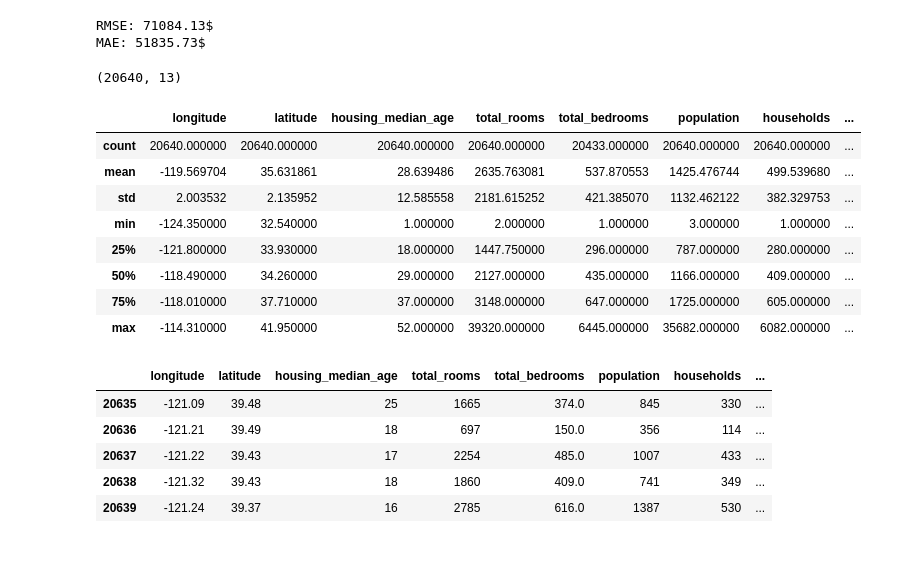
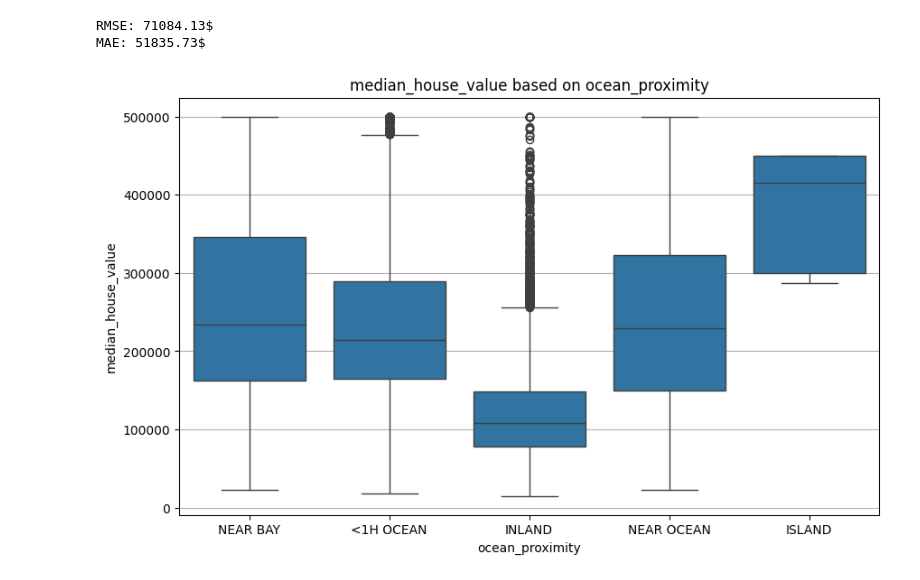
Before and after one commit to iscruc/lineal-regresion, a Jupyter notebook: linear_regression.ipynb, the cells around one changed output. Drawn from its saved outputs; the diff is of its cells as text; code cells hidden in the pictures; blank space fills up the shorter version.

```diff
--- a/linear_regression.ipynb
+++ b/linear_regression.ipynb
@@ -148,28 +181,11 @@ print(f"MAE: {mae:.2f}$")
 # %% [output]
 RMSE: 71084.13$
 MAE: 51835.73$
-# %%
-data.shape
-# %% [output]
-(20640, 13)
-# %%
-data.info()
-# %% [output]
-|  | longitude | latitude | housing_median_age | total_rooms | total_bedrooms | population | households | ... |
-| count | 20640.000000 | 20640.000000 | 20640.000000 | 20640.000000 | 20433.000000 | 20640.000000 | 20640.000000 | ... |
-| mean | -119.569704 | 35.631861 | 28.639486 | 2635.763081 | 537.870553 | 1425.476744 | 499.539680 | ... |
-| std | 2.003532 | 2.135952 | 12.585558 | 2181.615252 | 421.385070 | 1132.462122 | 382.329753 | ... |
-| min | -124.350000 | 32.540000 | 1.000000 | 2.000000 | 1.000000 | 3.000000 | 1.000000 | ... |
-| 25% | -121.800000 | 33.930000 | 18.000000 | 1447.750000 | 296.000000 | 787.000000 | 280.000000 | ... |
-| 50% | -118.490000 | 34.260000 | 29.000000 | 2127.000000 | 435.000000 | 1166.000000 | 409.000000 | ... |
-| 75% | -118.010000 | 37.710000 | 37.000000 | 3148.000000 | 647.000000 | 1725.000000 | 605.000000 | ... |
-| max | -114.310000 | 41.950000 | 52.000000 | 39320.000000 | 6445.000000 | 35682.000000 | 6082.000000 | ... |
-# %%
-data.tail()
-# %% [output]
-|  | longitude | latitude | housing_median_age | total_rooms | total_bedrooms | population | households | ... |
-| 20635 | -121.09 | 39.48 | 25 | 1665 | 374.0 | 845 | 330 | ... |
-| 20636 | -121.21 | 39.49 | 18 | 697 | 150.0 | 356 | 114 | ... |
-| 20637 | -121.22 | 39.43 | 17 | 2254 | 485.0 | 1007 | 433 | ... |
-| 20638 | -121.32 | 39.43 | 18 | 1860 | 409.0 | 741 | 349 | ... |
-| 20639 | -121.24 | 39.37 | 16 | 2785 | 616.0 | 1387 | 530 | ... |
+# %%
+plt.figure(figsize=(10, 6))
+plt.grid(True)
+sns.boxplot(x='ocean_proximity', y='median_house_value', data=data)
+plt.title('median_house_value based on ocean_proximity')
+plt.show()
+# %% [output]
+[figure, added]
```
Also changed, not shown: parts of 13 cells of this notebook.
